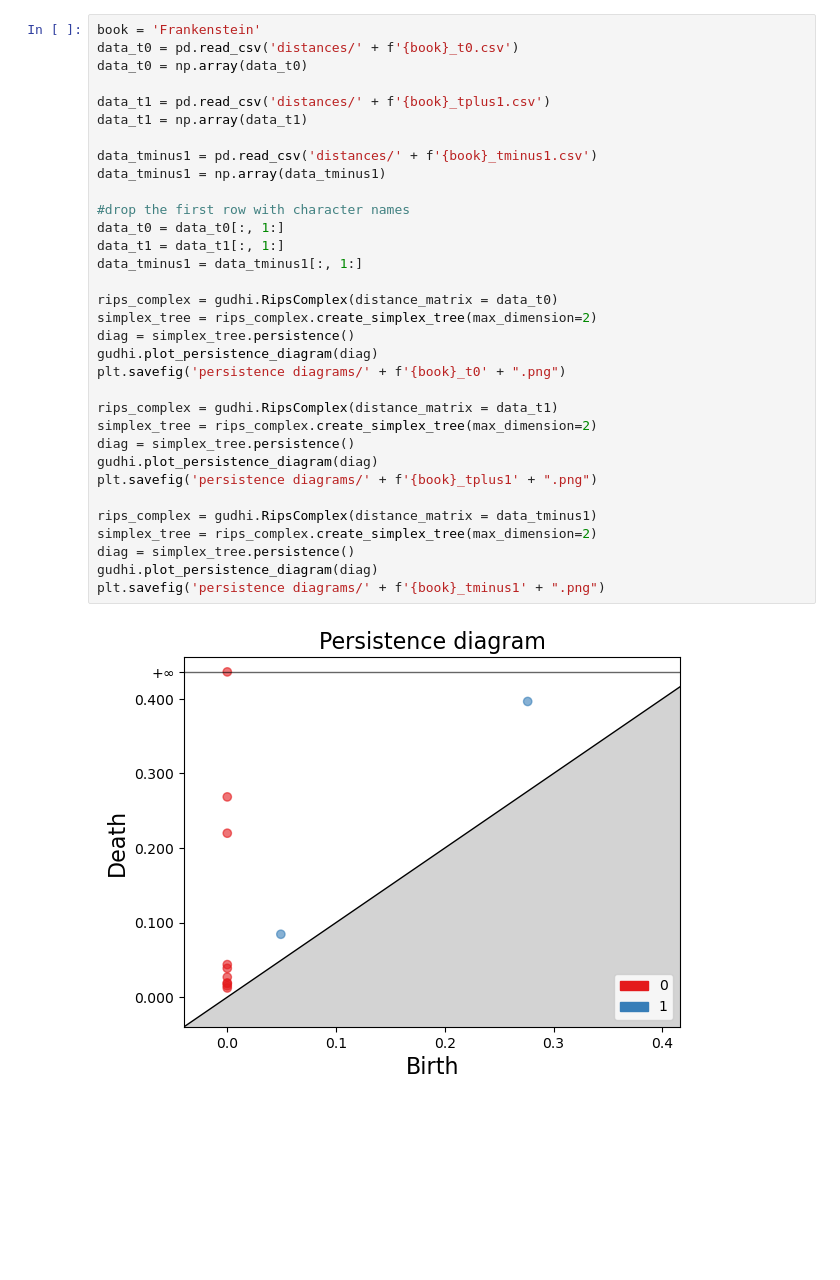
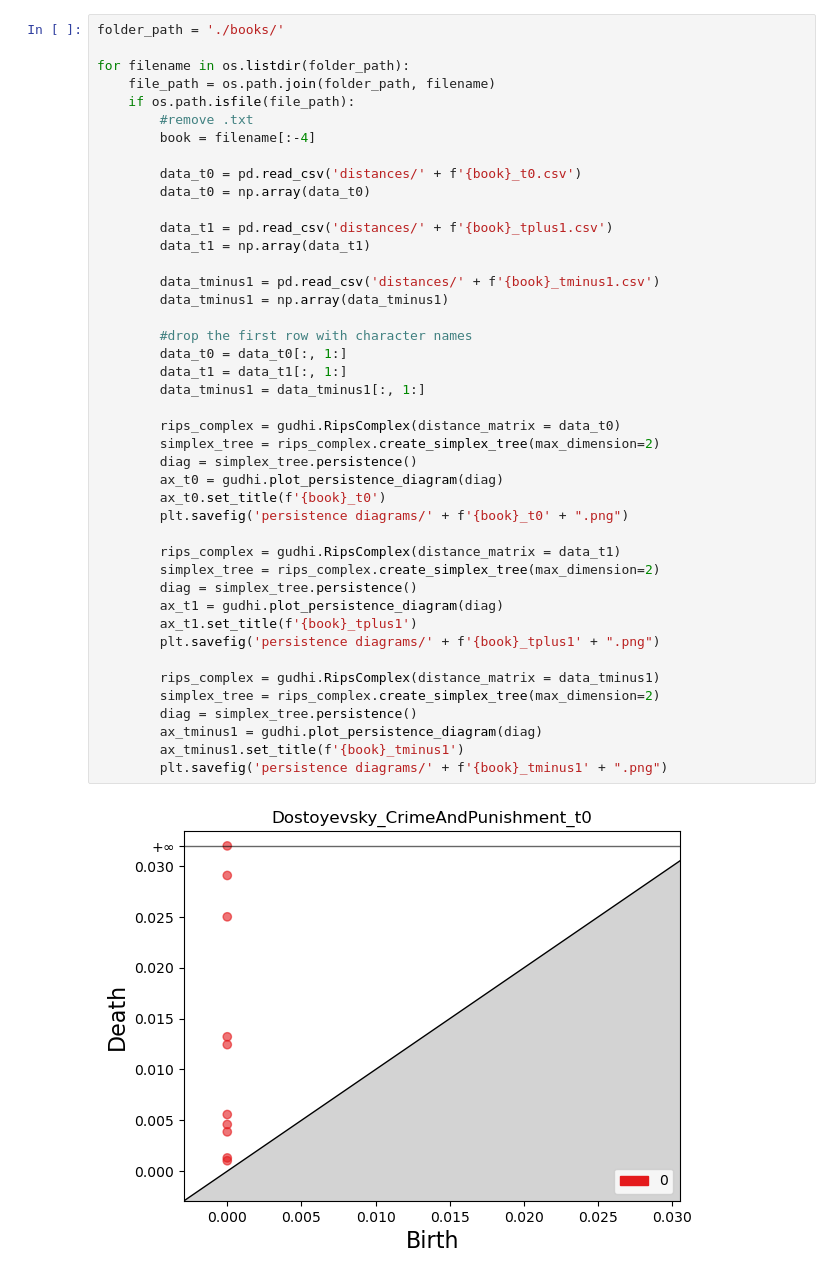
Before and after one commit to BoskoDelic/TDA-Author-Recognition, a Jupyter notebook: Persistence diagram.ipynb, the cells around one changed output. Saved outputs shown, nothing was run; the diff lists cells and outputs as text; blank space fills up the shorter version.

Commit message:
Automate persistence diagram

```diff
--- a/Persistence diagram.ipynb
+++ b/Persistence diagram.ipynb
@@ -7,35 +8,45 @@ from pprint import pprint as print
 # %%
-book = 'Frankenstein'
-data_t0 = pd.read_csv('distances/' + f'{book}_t0.csv')
-data_t0 = np.array(data_t0)
+folder_path = './books/'
 
-data_t1 = pd.read_csv('distances/' + f'{book}_tplus1.csv')
-data_t1 = np.array(data_t1)
+for filename in os.listdir(folder_path):
+    file_path = os.path.join(folder_path, filename)
+    if os.path.isfile(file_path):
+        #remove .txt
+        book = filename[:-4]
 
-data_tminus1 = pd.read_csv('distances/' + f'{book}_tminus1.csv')
-data_tminus1 = np.array(data_tminus1)
+        data_t0 = pd.read_csv('distances/' + f'{book}_t0.csv')
+        data_t0 = np.array(data_t0)
 
-#drop the first row with character names
-data_t0 = data_t0[:, 1:]
-data_t1 = data_t1[:, 1:]
-data_tminus1 = data_tminus1[:, 1:]
+        data_t1 = pd.read_csv('distances/' + f'{book}_tplus1.csv')
+        data_t1 = np.array(data_t1)
 
-rips_complex = gudhi.RipsComplex(distance_matrix = data_t0)
-simplex_tree = rips_complex.create_simplex_tree(max_dimension=2)
-diag = simplex_tree.persistence()
-gudhi.plot_persistence_diagram(diag)
-plt.savefig('persistence diagrams/' + f'{book}_t0' + ".png")
+        data_tminus1 = pd.read_csv('distances/' + f'{book}_tminus1.csv')
+        data_tminus1 = np.array(data_tminus1)
 
-rips_complex = gudhi.RipsComplex(distance_matrix = data_t1)
-simplex_tree = rips_complex.create_simplex_tree(max_dimension=2)
-diag = simplex_tree.persistence()
-gudhi.plot_persistence_diagram(diag)
-plt.savefig('persistence diagrams/' + f'{book}_tplus1' + ".png")
+        #drop the first row with character names
+        data_t0 = data_t0[:, 1:]
+        data_t1 = data_t1[:, 1:]
+        data_tminus1 = data_tminus1[:, 1:]
 
-rips_complex = gudhi.RipsComplex(distance_matrix = data_tminus1)
-simplex_tree = rips_complex.create_simplex_tree(max_dimension=2)
-diag = simplex_tree.persistence()
-gudhi.plot_persistence_diagram(diag)
-plt.savefig('persistence diagrams/' + f'{book}_tminus1' + ".png")
+        rips_complex = gudhi.RipsComplex(distance_matrix = data_t0)
+        simplex_tree = rips_complex.create_simplex_tree(max_dimension=2)
+        diag = simplex_tree.persistence()
+        ax_t0 = gudhi.plot_persistence_diagram(diag)
+        ax_t0.set_title(f'{book}_t0')
+        plt.savefig('persistence diagrams/' + f'{book}_t0' + ".png")
+
+        rips_complex = gudhi.RipsComplex(distance_matrix = data_t1)
+        simplex_tree = rips_complex.create_simplex_tree(max_dimension=2)
+        diag = simplex_tree.persistence()
+        ax_t1 = gudhi.plot_persistence_diagram(diag)
+        ax_t1.set_title(f'{book}_tplus1')
+        plt.savefig('persistence diagrams/' + f'{book}_tplus1' + ".png")
+
+        rips_complex = gudhi.RipsComplex(distance_matrix = data_tminus1)
+        simplex_tree = rips_complex.create_simplex_tree(max_dimension=2)
+        diag = simplex_tree.persistence()
+        ax_tminus1 = gudhi.plot_persistence_diagram(diag)
+        ax_tminus1.set_title(f'{book}_tminus1')
+        plt.savefig('persistence diagrams/' + f'{book}_tminus1' + ".png")
 # %% [output]
-[figure, old version]
+[figure, new version]
```
Also changed, not shown: parts of 2 cells of this notebook, 27 other files.
